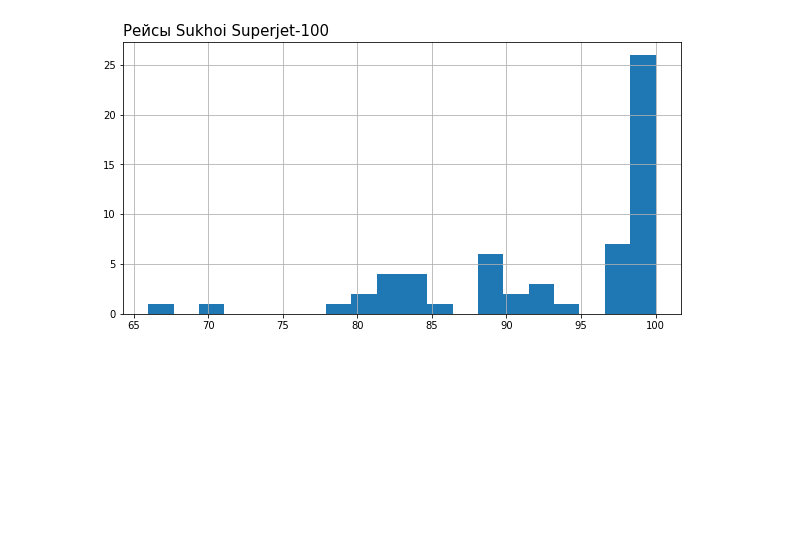
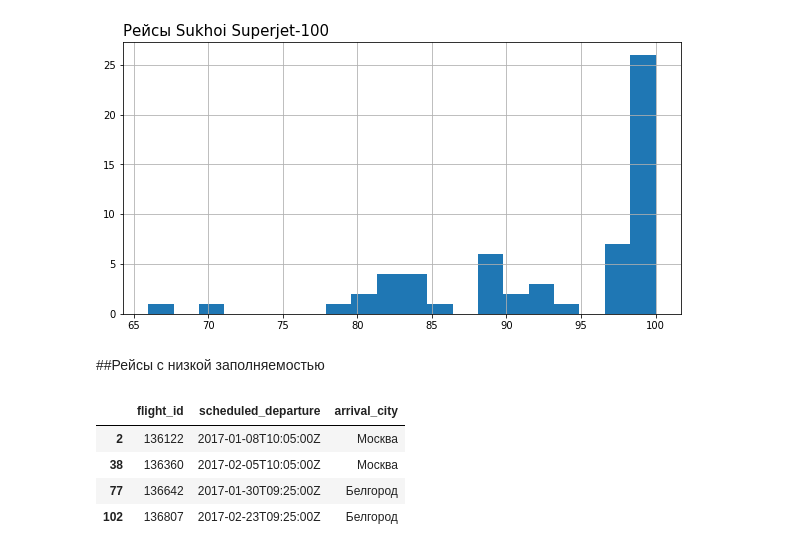
Before and after one commit to akitim/SkillFactory_projects, a Jupyter notebook: Akimkin_Timofey_Проект_4_Авиарейсы_без_потерь_EDA.ipynb, the cells around one changed output. Cells and saved outputs as stored; diff of their text form; code cells hidden in the pictures; blank space fills up the shorter version.

```diff
--- a/Akimkin_Timofey_Проект_4_Авиарейсы_без_потерь_EDA.ipynb
+++ b/Akimkin_Timofey_Проект_4_Авиарейсы_без_потерь_EDA.ipynb
@@ -72,7 +89,7 @@ memory usage: 13.0+ KB
 #     data[['avg_speed', 'gain_per_flight', 'income_per_flight_eval1', 'income_per_flight_eval2']].\
 #         apply(lambda se: se.apply(lambda x: '%.0f' % x), axis=1)
 
-data.drop(['flight_id', 'avg_speed', 'income_per_flight_eval1'], axis=1, inplace=True)
+data.drop(['avg_speed', 'income_per_flight_eval1'], axis=1, inplace=True)
 # %% [markdown]
 ###Рейсы в Новокузнецк не имеют статус отменненых, однако **данных** по количеству купленных билетов и соответственно по прибыли нет
 # %%
@@ -95,6 +112,16 @@ for model in data.aircraft_model.unique():
 # %% [output]
 [figure]
 [figure]
+# %% [markdown]
+##Рейсы с низкой заполняемостью
+# %%
+data[(data.occupancy_rate > 0) & (data.occupancy_rate < 75)][['flight_id', 'scheduled_departure', 'arrival_city']]
+# %% [output]
+|  | flight_id | scheduled_departure | arrival_city |
+| 2 | 136122 | 2017-01-08T10:05:00Z | Москва |
+| 38 | 136360 | 2017-02-05T10:05:00Z | Москва |
+| 77 | 136642 | 2017-01-30T09:25:00Z | Белгород |
+| 102 | 136807 | 2017-02-23T09:25:00Z | Белгород |
 # %%
 df1 = pd.DataFrame(data.groupby(by=['arrival_city', 'aircraft_model'])['departure_city'].count())
 df1.columns = ['num_of_flights']
```
Also changed, not shown: parts of 5 cells of this notebook.
